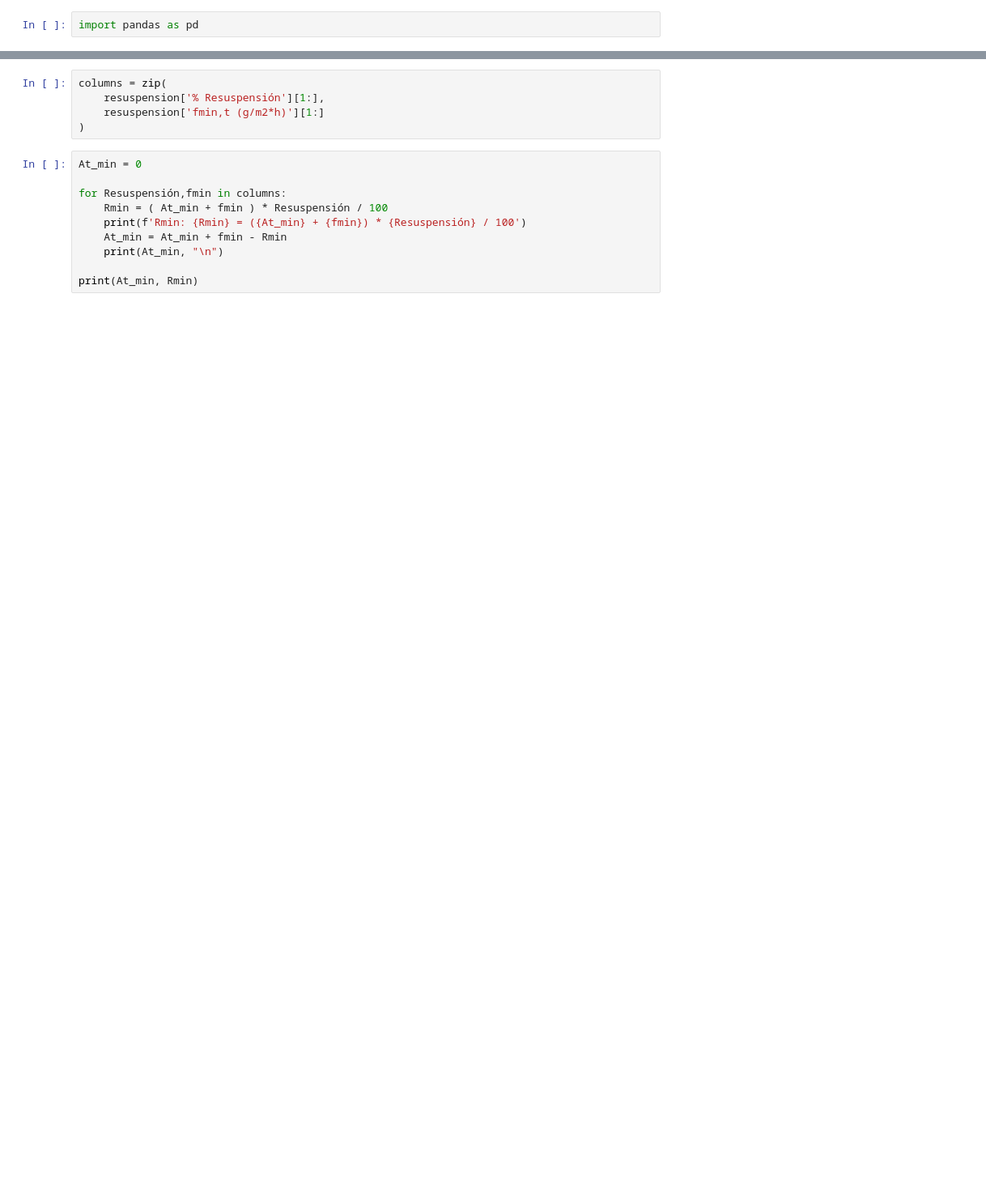
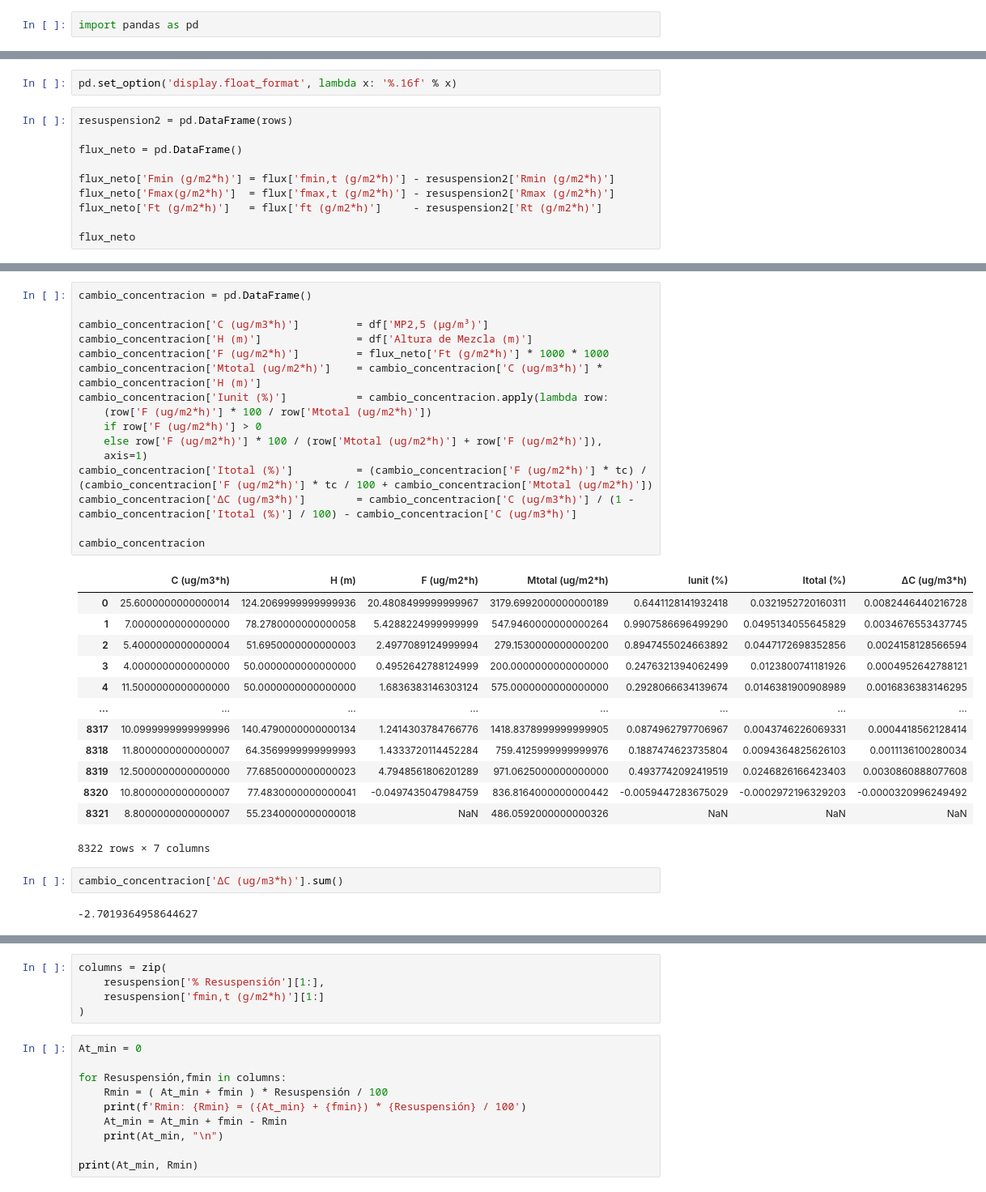
Before and after one commit to pedrosanhueza/arboles, a Jupyter notebook: arbol.ipynb, the cells around one changed output, grey strips where cells are left out. Shown at 81% size. Cells and saved outputs as stored; diff of their text form; blank space fills up the shorter version.

```diff
--- a/arbol.ipynb
+++ b/arbol.ipynb
@@ -110,0 +132,12 @@ resuspension['Rt (g/m2*h)']     = 0
+# %%
+pd.set_option('display.float_format', lambda x: '%.16f' % x)
+# %%
+resuspension2 = pd.DataFrame(rows)
+
+flux_neto = pd.DataFrame()
+
+flux_neto['Fmin (g/m2*h)'] = flux['fmin,t (g/m2*h)'] - resuspension2['Rmin (g/m2*h)']
+flux_neto['Fmax(g/m2*h)']  = flux['fmax,t (g/m2*h)'] - resuspension2['Rmax (g/m2*h)']
+flux_neto['Ft (g/m2*h)']   = flux['ft (g/m2*h)']     - resuspension2['Rt (g/m2*h)']
+
+flux_neto
@@ -111,3 +158,37 @@ resuspension['Rt (g/m2*h)']     = 0
+# %%
+cambio_concentracion = pd.DataFrame()
+
+cambio_concentracion['C (ug/m3*h)']         = df['MP2,5 (µg/m³)']
+cambio_concentracion['H (m)']               = df['Altura de Mezcla (m)']
+cambio_concentracion['F (ug/m2*h)']         = flux_neto['Ft (g/m2*h)'] * 1000 * 1000
+cambio_concentracion['Mtotal (ug/m2*h)']    = cambio_concentracion['C (ug/m3*h)'] * cambio_concentracion['H (m)']
+cambio_concentracion['Iunit (%)']           = cambio_concentracion.apply(lambda row:
+    (row['F (ug/m2*h)'] * 100 / row['Mtotal (ug/m2*h)'])
+    if row['F (ug/m2*h)'] > 0
+    else row['F (ug/m2*h)'] * 100 / (row['Mtotal (ug/m2*h)'] + row['F (ug/m2*h)']),
+    axis=1)
+cambio_concentracion['Itotal (%)']          = (cambio_concentracion['F (ug/m2*h)'] * tc) / (cambio_concentracion['F (ug/m2*h)'] * tc / 100 + cambio_concentracion['Mtotal (ug/m2*h)'])
+cambio_concentracion['ΔC (ug/m3*h)']        = cambio_concentracion['C (ug/m3*h)'] / (1 - cambio_concentracion['Itotal (%)'] / 100) - cambio_concentracion['C (ug/m3*h)']
+
+cambio_concentracion
+# %% [output]
+|  | C (ug/m3*h) | H (m) | F (ug/m2*h) | Mtotal (ug/m2*h) | Iunit (%) | Itotal (%) | ΔC (ug/m3*h) |
+| 0 | 25.6000000000000014 | 124.2069999999999936 | 20.4808499999999967 | 3179.6992000000000189 | 0.6441128141932418 | 0.0321952720160311 | 0.0082446440216728 |
+| 1 | 7.0000000000000000 | 78.2780000000000058 | 5.4288224999999999 | 547.9460000000000264 | 0.9907586696499290 | 0.0495134055645829 | 0.0034676553437745 |
+| 2 | 5.4000000000000004 | 51.6950000000000003 | 2.4977089124999994 | 279.1530000000000200 | 0.8947455024663892 | 0.0447172698352856 | 0.0024158128566594 |
+| 3 | 4.0000000000000000 | 50.0000000000000000 | 0.4952642788124999 | 200.0000000000000000 | 0.2476321394062499 | 0.0123800741181926 | 0.0004952642788121 |
+| 4 | 11.5000000000000000 | 50.0000000000000000 | 1.6836383146303124 | 575.0000000000000000 | 0.2928066634139674 | 0.0146381900908989 | 0.0016836383146295 |
+| ... | ... | ... | ... | ... | ... | ... | ... |
+| 8317 | 10.0999999999999996 | 140.4790000000000134 | 1.2414303784766776 | 1418.8378999999999905 | 0.0874962797706967 | 0.0043746226069331 | 0.0004418562128414 |
+| 8318 | 11.8000000000000007 | 64.3569999999999993 | 1.4333720114452284 | 759.4125999999999976 | 0.1887474623735804 | 0.0094364825626103 | 0.0011136100280034 |
+| 8319 | 12.5000000000000000 | 77.6850000000000023 | 4.7948561806201289 | 971.0625000000000000 | 0.4937742092419519 | 0.0246826166423403 | 0.0030860888077608 |
+| 8320 | 10.8000000000000007 | 77.4830000000000041 | -0.0497435047984759 | 836.8164000000000442 | -0.0059447283675029 | -0.0002972196329203 | -0.0000320996249492 |
+| 8321 | 8.8000000000000007 | 55.2340000000000018 | NaN | 486.0592000000000326 | NaN | NaN | NaN |
+8322 rows × 7 columns
+# %%
+cambio_concentracion['ΔC (ug/m3*h)'].sum()
+# %% [output]
+-2.7019364958644627
 # %%
 user_input = 3
 A = [5,4,4,2,3]
```
Also changed, not shown: parts of 17 cells of this notebook, 2 other files.
